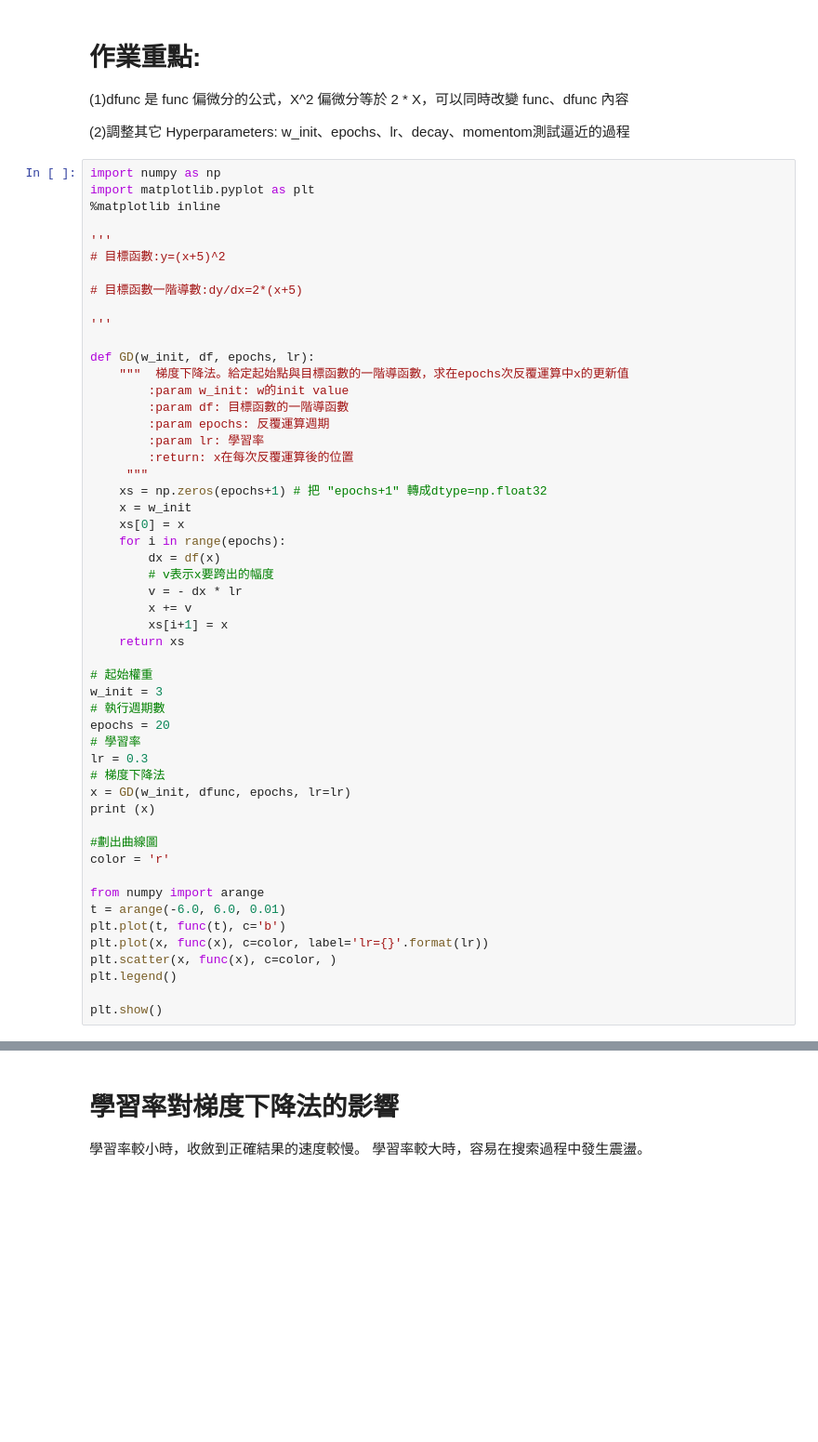
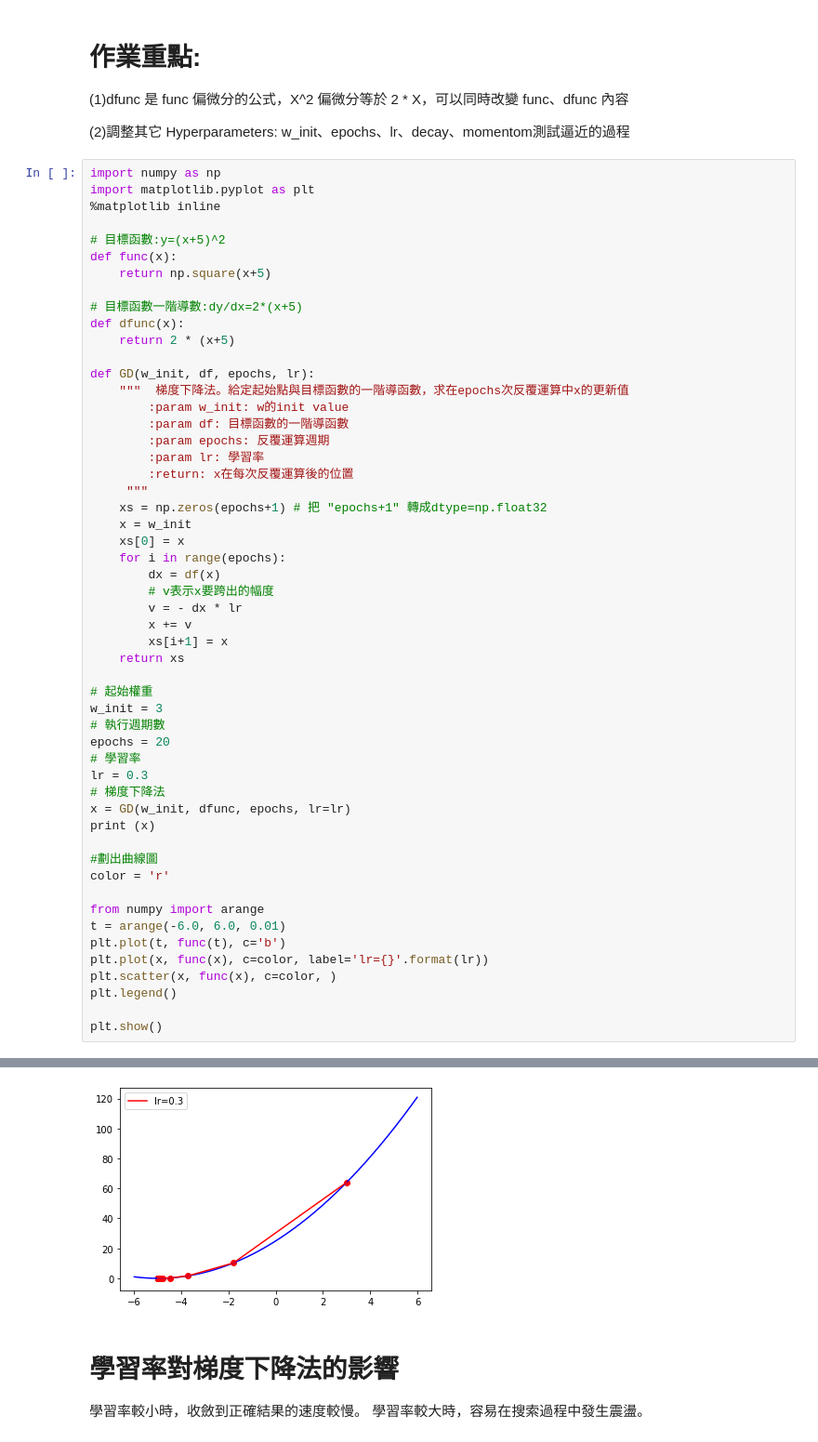
Before and after one commit to linghung/3rd-ML100Days, a Jupyter notebook: homework/Day_074_Gradient_Descent_HW.ipynb, the cells around one changed output, grey strips where cells are left out. Shown at 93% size. Saved outputs shown, nothing was run; the diff lists cells and outputs as text; blank space fills up the shorter version.

```diff
--- a/homework/Day_074_Gradient_Descent_HW.ipynb
+++ b/homework/Day_074_Gradient_Descent_HW.ipynb
@@ -13,12 +13,13 @@ import numpy as np
 import matplotlib.pyplot as plt
 %matplotlib inline
 
-'''
 # 目標函數:y=(x+5)^2
+def func(x):
+    return np.square(x+5)
 
 # 目標函數一階導數:dy/dx=2*(x+5)
-
-'''
+def dfunc(x):
+    return 2 * (x+5)
 
 def GD(w_init, df, epochs, lr):
     """  梯度下降法。給定起始點與目標函數的一階導函數，求在epochs次反覆運算中x的更新值
@@ -60,3 +61,4 @@ plt.scatter(x, func(x), c=color, )
 plt.legend()
 
 plt.show()
+# %% [output]
@@ -63,3 +69,4 @@ plt.show()
+[figure, added]
 # %% [markdown]
 # 學習率對梯度下降法的影響
 學習率較小時，收斂到正確結果的速度較慢。
```
Also changed, not shown: parts of 4 cells of this notebook.
